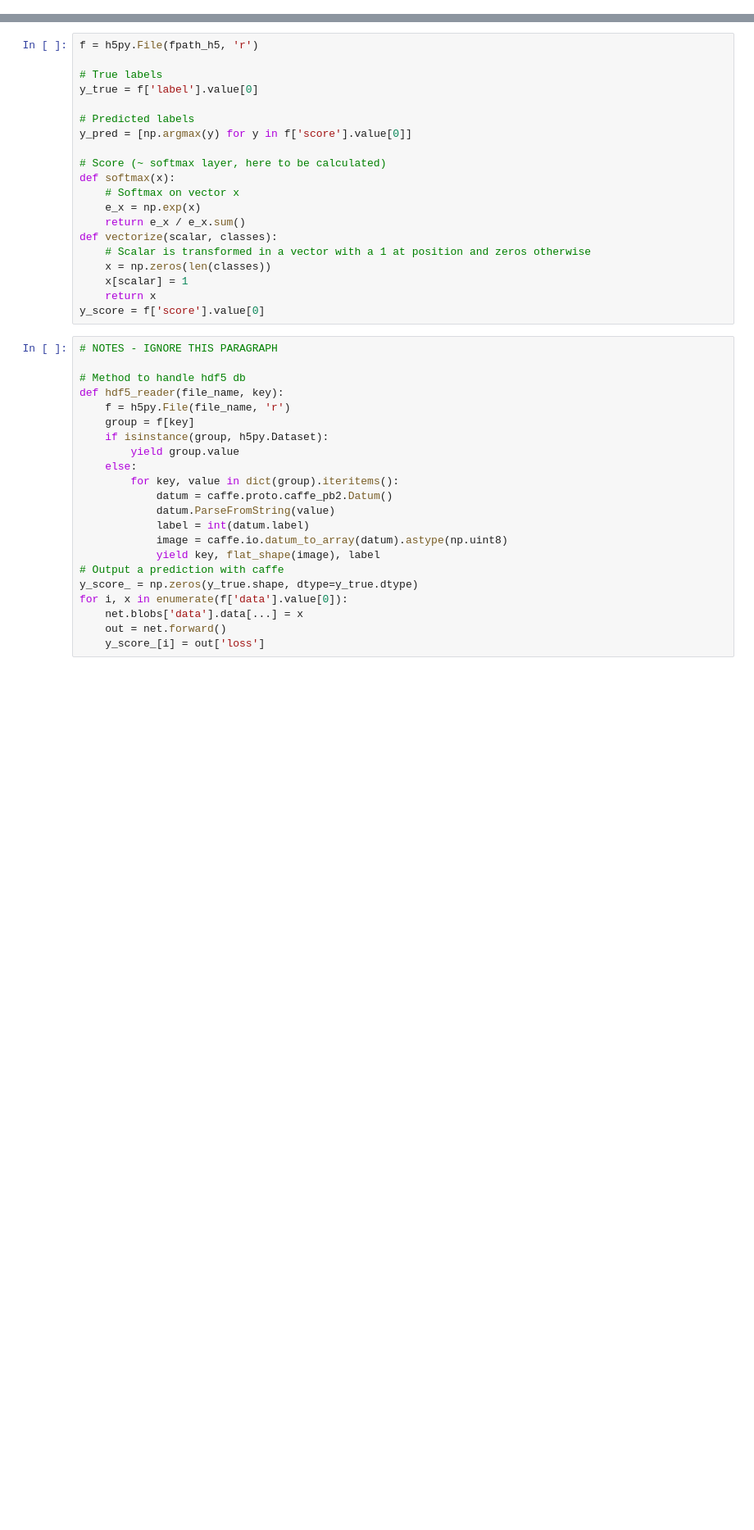
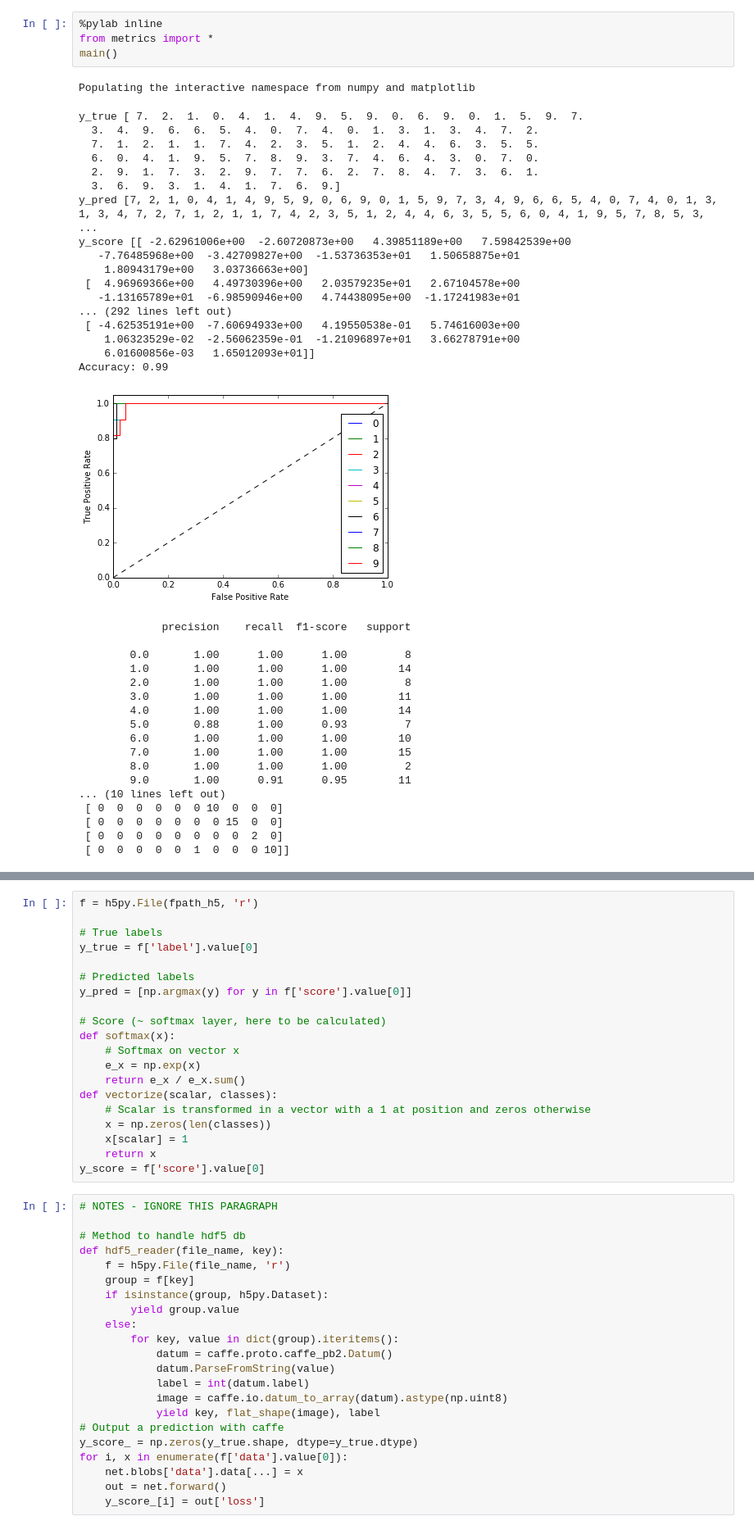
Before and after one commit to PierreMarcenac/caffe_sandbox_tryouts, a Jupyter notebook: metrics/compute-metrics.ipynb, the cells around one changed output, grey strips where cells are left out. Shown at 82% size. Saved outputs shown, nothing was run; the diff lists cells and outputs as text; blank space fills up the shorter version.

Commit message:
first tests for metrics

```diff
--- a/metrics/compute-metrics.ipynb
+++ b/metrics/compute-metrics.ipynb
@@ -1,3 +1,44 @@
+# %%
+%pylab inline
+from metrics import *
+main()
+# %% [output]
+Populating the interactive namespace from numpy and matplotlib
+y_true [ 7.  2.  1.  0.  4.  1.  4.  9.  5.  9.  0.  6.  9.  0.  1.  5.  9.  7.
+  3.  4.  9.  6.  6.  5.  4.  0.  7.  4.  0.  1.  3.  1.  3.  4.  7.  2.
+  7.  1.  2.  1.  1.  7.  4.  2.  3.  5.  1.  2.  4.  4.  6.  3.  5.  5.
+  6.  0.  4.  1.  9.  5.  7.  8.  9.  3.  7.  4.  6.  4.  3.  0.  7.  0.
+  2.  9.  1.  7.  3.  2.  9.  7.  7.  6.  2.  7.  8.  4.  7.  3.  6.  1.
+  3.  6.  9.  3.  1.  4.  1.  7.  6.  9.]
+y_pred [7, 2, 1, 0, 4, 1, 4, 9, 5, 9, 0, 6, 9, 0, 1, 5, 9, 7, 3, 4, 9, 6, 6, 5, 4, 0, 7, 4, 0, 1, 3, 1, 3, 4, 7, 2, 7, 1, 2, 1, 1, 7, 4, 2, 3, 5, 1, 2, 4, 4, 6, 3, 5, 5, 6, 0, 4, 1, 9, 5, 7, 8, 5, 3,  ...
+y_score [[ -2.62961006e+00  -2.60720873e+00   4.39851189e+00   7.59842539e+00
+   -7.76485968e+00  -3.42709827e+00  -1.53736353e+01   1.50658875e+01
+    1.80943179e+00   3.03736663e+00]
+ [  4.96969366e+00   4.49730396e+00   2.03579235e+01   2.67104578e+00
+   -1.13165789e+01  -6.98590946e+00   4.74438095e+00  -1.17241983e+01
+... (292 lines left out)
+ [ -4.62535191e+00  -7.60694933e+00   4.19550538e-01   5.74616003e+00
+    1.06323529e-02  -2.56062359e-01  -1.21096897e+01   3.66278791e+00
+    6.01600856e-03   1.65012093e+01]]
+Accuracy: 0.99
+[figure, added]
+             precision    recall  f1-score   support
+
+        0.0       1.00      1.00      1.00         8
+        1.0       1.00      1.00      1.00        14
+        2.0       1.00      1.00      1.00         8
+        3.0       1.00      1.00      1.00        11
+        4.0       1.00      1.00      1.00        14
+        5.0       0.88      1.00      0.93         7
+        6.0       1.00      1.00      1.00        10
+        7.0       1.00      1.00      1.00        15
+        8.0       1.00      1.00      1.00         2
+        9.0       1.00      0.91      0.95        11
+... (10 lines left out)
+ [ 0  0  0  0  0  0 10  0  0  0]
+ [ 0  0  0  0  0  0  0 15  0  0]
+ [ 0  0  0  0  0  0  0  0  2  0]
+ [ 0  0  0  0  0  1  0  0  0 10]]
 # %%
 %pylab inline
 import numpy as np
```
Also changed, not shown: parts of 3 cells of this notebook, 5 other files.
